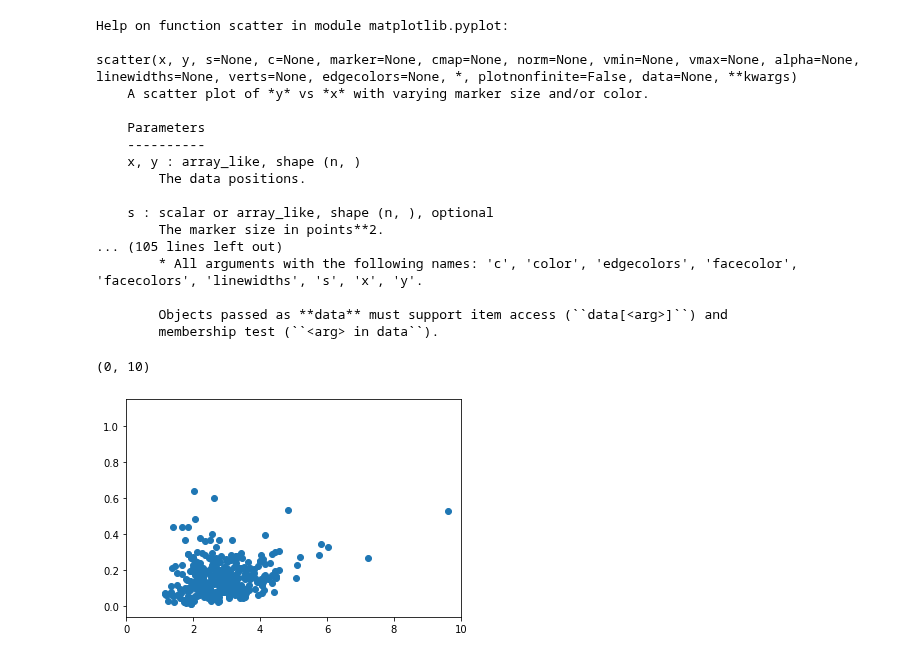
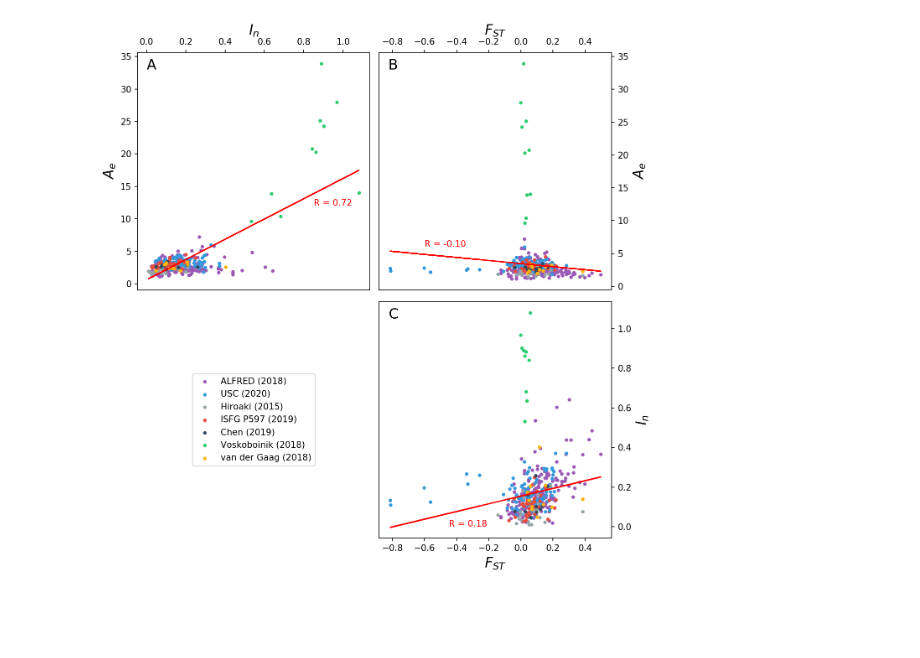
Before and after one commit to bioforensics/MicroHapDB, a Jupyter notebook: dbbuild/sources/1kgp/fst.ipynb, the cells around one changed output. Drawn from its saved outputs; the diff is of its cells as text; code cells hidden in the pictures; blank space fills up the shorter version.

Commit message:
Add subplot labels and clean up

```diff
--- a/dbbuild/sources/1kgp/fst.ipynb
+++ b/dbbuild/sources/1kgp/fst.ipynb
@@ -104 +65,39 @@ fig.savefig('microhaps-ae-in-fst.pdf')
+# %%
+# Setup
+matplotlib.rcParams['axes.labelsize'] = 16
+fig, axes = plt.subplots(nrows=2, ncols=2, figsize=(9, 9), dpi=150, sharex='col', sharey='row')
+fig.patch.set_facecolor('white')
+
+# Top left
+axis = plt.subplot(2, 2, 1)
+plot_data(
+    axis, 'In', 'AvgAe', '$I_n$', '$A_e$',
+    xtop=True, rcoords=(0.85, 12), subfiglabel='A', subfigcoords=(0, 33)
+)
+
+# Top right
+axis = plt.subplot(2, 2, 2)
+plot_data(
+    axis, 'Fst', 'AvgAe', '$F_{ST}$', '$A_e$',
+    xtop=True, yright=True, rcoords=(-0.6, 6), subfiglabel='B', subfigcoords=(-0.825, 33)
+)
+prev = axis
+
+# Bottom left
+axis = plt.subplot(2, 2, 3)
+axis.axis('off')
+_ = axis.legend(*prev.get_legend_handles_labels(), loc='center')
+
+# Bottom right
+axis = plt.subplot(2, 2, 4)
+plot_data(
+    axis, 'Fst', 'In', '$F_{ST}$', '$I_n$',
+    yright=True, rcoords=(-0.45, 0), subfiglabel='C', subfigcoords=(-0.825, 1.05)
+)
+
+# Cleanup
+plt.tight_layout()
+fig.savefig('microhaps-ae-in-fst.pdf')
+# %% [output]
+[figure, added]
 # %%
@@ -106,26 +104,0 @@ m_prime.to_csv('markers-with-fst.tsv', sep='\t', index=False)
-# %%
-help(plt.scatter)
-# %% [output]
-Help on function scatter in module matplotlib.pyplot:
-
-scatter(x, y, s=None, c=None, marker=None, cmap=None, norm=None, vmin=None, vmax=None, alpha=None, linewidths=None, verts=None, edgecolors=None, *, plotnonfinite=False, data=None, **kwargs)
-    A scatter plot of *y* vs *x* with varying marker size and/or color.
-
-    Parameters
-    ----------
-    x, y : array_like, shape (n, )
-        The data positions.
-
-    s : scalar or array_like, shape (n, ), optional
-        The marker size in points**2.
-... (105 lines left out)
-        * All arguments with the following names: 'c', 'color', 'edgecolors', 'facecolor', 'facecolors', 'linewidths', 's', 'x', 'y'.
-
-        Objects passed as **data** must support item access (``data[<arg>]``) and
-        membership test (``<arg> in data``).
-# %%
-plt.scatter(m_prime.AvgAe, m_prime.In)
-plt.xlim((0, 10))
-# %% [output]
-(0, 10)
-[figure, removed]
```
Also changed, not shown: parts of 7 cells of this notebook, 4 other files.
